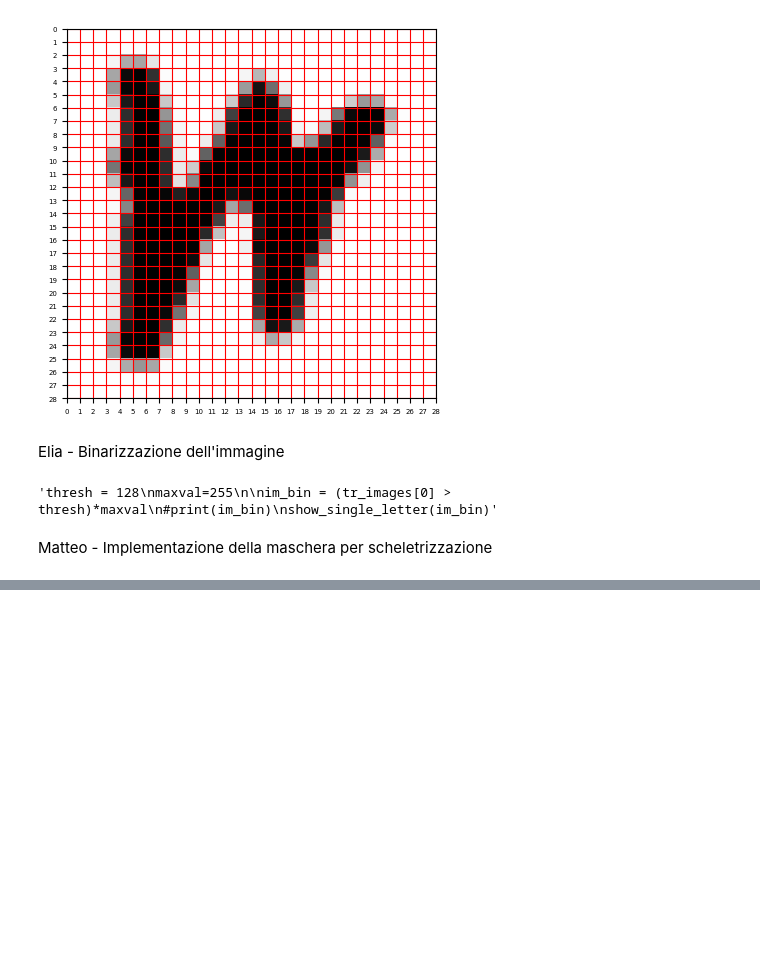
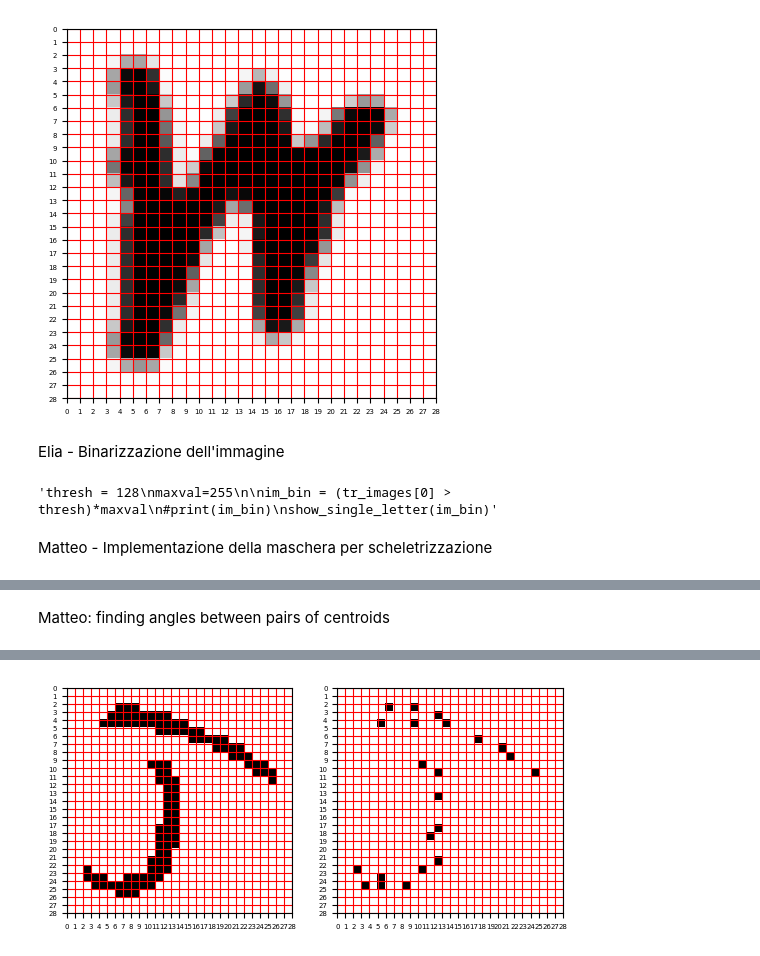
Before and after one commit to matteoturnu/ai-project, a Jupyter notebook: AI_project.ipynb, the cells around one changed output, grey strips where cells are left out. Cells and saved outputs as stored; diff of their text form; code cells hidden in the pictures; blank space fills up the shorter version.

```diff
--- a/AI_project.ipynb
+++ b/AI_project.ipynb
@@ -187,0 +229,65 @@ show_single_letter(sample_img.T)
+# %% [markdown]
+Matteo: finding angles between pairs of centroids
+# %%
+
+def angle_between(c_1, c_2, swap=False):
+
+  #swap is necessary when we consider the plot of imshow
+  #in imshow plot, the shown y-axis is actually the x-axis of the image, and vice versa.
+  # For this reason the shape of centroid "(x, y)" in imshow plot corresponds to (y, x)
+  # So you need to swap the coordinates of the parameters passed to "angle_between"
+
+  y = torch.tensor([c_1[0, 1] - c_2[0, 1]])
+  x = torch.tensor([c_1[0, 0] - c_2[0, 0]])
+
+  if swap:
+    return torch.atan2(x, y) * 180 / torch.pi
+  return torch.atan2(y, x) * 180 / torch.pi
+
+
+def angles_nearest_centroids(centroids):
+  # if c1 found c2 as the nearest centroid, and then c2 is being analyzed to find the nearest one, if c1 and c2
+  # are found inside "nearest_centroids", c2 can't consider c1 as the nearest one (avoiding repetitions)
+  # nearest_centroids --> ((c1, c2): angle_c1c2, (c2, c4): angle_c2c4, (c3, c2): angle_c3c2 ...)) <-- pairs of nearest centroids (about 15 pairs)
+  nearest_centroids = {}
+
+
+  for i in range(centroids.size()[0]):
+    curr_cent = centroids[i].reshape(1, 2)
+    # all the centroids except for curr_cent
+    other_cents = torch.cat((centroids[:i, :], centroids[i+1:, :]))
+    dist_vct = torch.cdist(curr_cent, other_cents)
+    #find the nearest centroid and check the same distance hasn't been computed before between the same points
+    already_seen = True
+
+
+    while already_seen:
+      idx_nearest_ci = torch.argmin(dist_vct)
+      nearest_ci = other_cents[idx_nearest_ci].reshape(1, 2)
+
+      curr_cent_tpl = tuple(curr_cent.tolist()[0])
+      nearest_ci_tpl = tuple(nearest_ci.tolist()[0])
+      if (curr_cent_tpl, nearest_ci_tpl) in nearest_centroids or (nearest_ci_tpl, curr_cent_tpl) in nearest_centroids:
+        # delete the nearest centroid already seen from the distance matrix
+        dist_vct = torch.cat((dist_vct[0, :idx_nearest_ci], dist_vct[0, idx_nearest_ci+1:]))
+        dist_vct = dist_vct.reshape(1, dist_vct.size()[0])
+        other_cents = torch.cat((other_cents[0:idx_nearest_ci, :], other_cents[idx_nearest_ci+1:, :]))
+      else:
+        already_seen = False
+        angle = angle_between(curr_cent, nearest_ci, swap=True).item()
+        nearest_centroids[(curr_cent_tpl, nearest_ci_tpl)] = angle
+
+  return nearest_centroids
+
+
+plt.figure(2)
+plt.subplot(121)
+show_single_letter(bin_img)
+plt.subplot(122)
+show_single_letter(sample_img.T)
+
+
+near_cent = angles_nearest_centroids(centroids)
+for cent in near_cent:
+  print(cent, near_cent[cent])
+# %% [output]
@@ -187,0 +311 @@ show_single_letter(sample_img.T)
+[figure, added]
```
Also changed, not shown: parts of 5 cells of this notebook.
